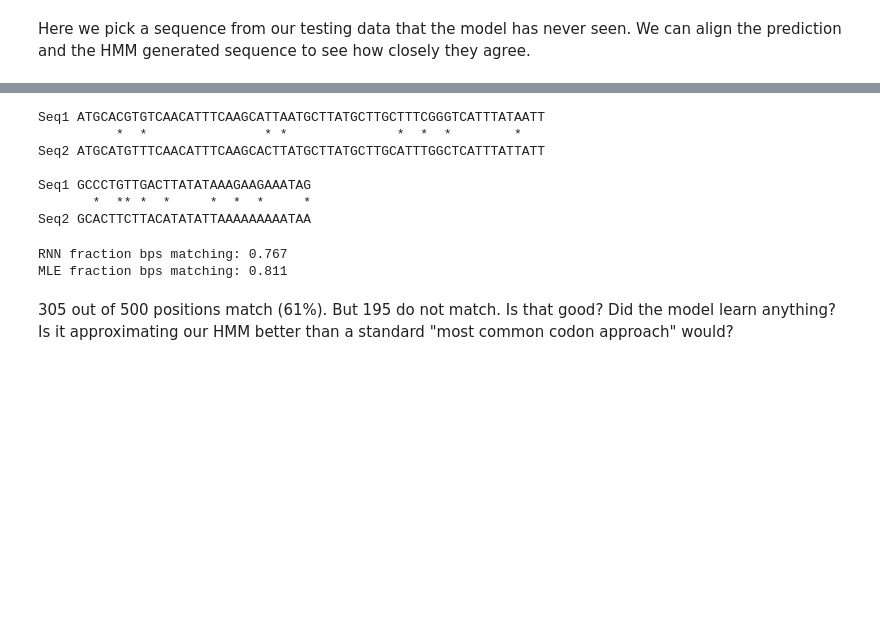
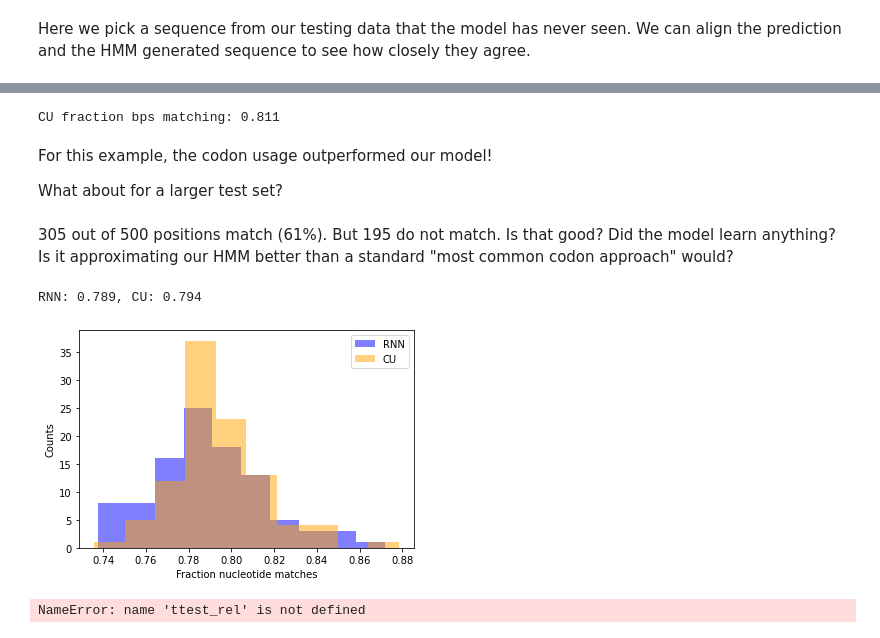
Before and after one commit to mbi2gs/seq_learn_tutorial, a Jupyter notebook: notebooks/3_bsubtilis_codons_rnns.ipynb, the cells around one changed output, grey strips where cells are left out. Drawn from its saved outputs; the diff is of its cells as text; code cells hidden in the pictures; blank space fills up the shorter version.

```diff
--- a/notebooks/3_bsubtilis_codons_rnns.ipynb
+++ b/notebooks/3_bsubtilis_codons_rnns.ipynb
@@ -485,0 +437,3 @@ cu_table.tail(5)
+# %%
+cu_table = pd.read_csv('train_codon_usage.tsv', sep='\t')
+cu_table.tail(5)
@@ -498,34 +459,49 @@ def get_most_common_codons(protein, codon_usage_table):
 assert get_most_common_codons('YWY', cu_table) == 'TATTGGTAT'
 # %%
 mle_dna = get_most_common_codons(test_protein, cu_table)
-align(test_dna, mle_dna)
+fm_cu = fraction_matches(test_dna, mle_dna)
+print(f'CU fraction bps matching: {fm_cu["fraction_matches"]:.3f}')
 # %% [output]
-Seq1 ATGCACGTGTCAACATTTCAAGCATTAATGCTTATGCTTGCTTTCGGGTCATTTATAATT
-          *  *               * *              *  *  *        *
-Seq2 ATGCATGTTTCAACATTTCAAGCACTTATGCTTATGCTTGCATTTGGCTCATTTATTATT
-
-Seq1 GCCCTGTTGACTTATATAAAGAAGAAATAG
-       *  ** *  *     *  *  *     *
-Seq2 GCACTTCTTACATATATTAAAAAAAAATAA
+CU fraction bps matching: 0.811
-# %%
-def fraction_matches(seq1, seq2):
-    '''Compare sequences in terms of matching positions.'''
-    matches = 0
-    for i, c1 in enumerate(seq1):
-        if c1 == seq2[i]:
-            matches += 1
-    return {'length':len(seq1),
-            'n_matches':matches,
-            'n_mismatches':len(seq1) - matches,
-            'fraction_matches':matches/len(seq1)}
-
-fm_rnn = fraction_matches(test_dna, pred_dna)
-fm_mle = fraction_matches(test_dna, mle_dna)
-
-print(f'RNN fraction bps matching: {fm_rnn["fraction_matches"]:.3f}')
-print(f'MLE fraction bps matching: {fm_mle["fraction_matches"]:.3f}')
-# %% [output]
-RNN fraction bps matching: 0.767
-MLE fraction bps matching: 0.811
+# %% [markdown]
+For this example, the codon usage outperformed our model!
+
+What about for a larger test set?
 # %% [markdown]
 305 out of 500 positions match (61%). But 195 do not match. Is that good? Did the model learn anything? Is it approximating our HMM better than a standard "most common codon approach" would?
+# %%
+TEST_N = min(100, len(test_translations))
+rnn_fms = np.zeros(TEST_N)
+cu_fms = np.zeros(TEST_N)
+for i, test_protein in enumerate(test_translations.keys()):
+    if i >= TEST_N:
+        break
+
+    test_dna = test_translations[test_protein]
+
+    # HMM
+    pred_dna, pred_prob_dna = predict(gru_model, test_protein)
+    fm_rnn = fraction_matches(test_dna, pred_dna)
+    rnn_fms[i] = fm_rnn["fraction_matches"]
+
+    # Codon usage
+    cu_dna = get_most_common_codons(test_protein, cu_table)
+    fm_cu = fraction_matches(test_dna, cu_dna)
+    cu_fms[i] = fm_cu["fraction_matches"]
+# %%
+print(f'RNN: {np.mean(rnn_fms):.3f}, CU: {np.mean(cu_fms):.3f}')
+# %% [output]
+RNN: 0.789, CU: 0.794
+# %%
+plt.hist(rnn_fms, 10, facecolor='blue', alpha=0.5, label='RNN')
+plt.hist(cu_fms, 10, facecolor='orange', alpha=0.5, label='CU')
+plt.legend()
+plt.xlabel('Fraction nucleotide matches')
+plt.ylabel('Counts');
+# %% [output]
+[figure, added]
+# %%
+_, pval = ttest_rel(rnn_fms, cu_fms, alternative = "greater")
+pval
+# %% [output]
+NameError: name 'ttest_rel' is not defined
```
Also changed, not shown: parts of 17 cells of this notebook, 2 other files.
